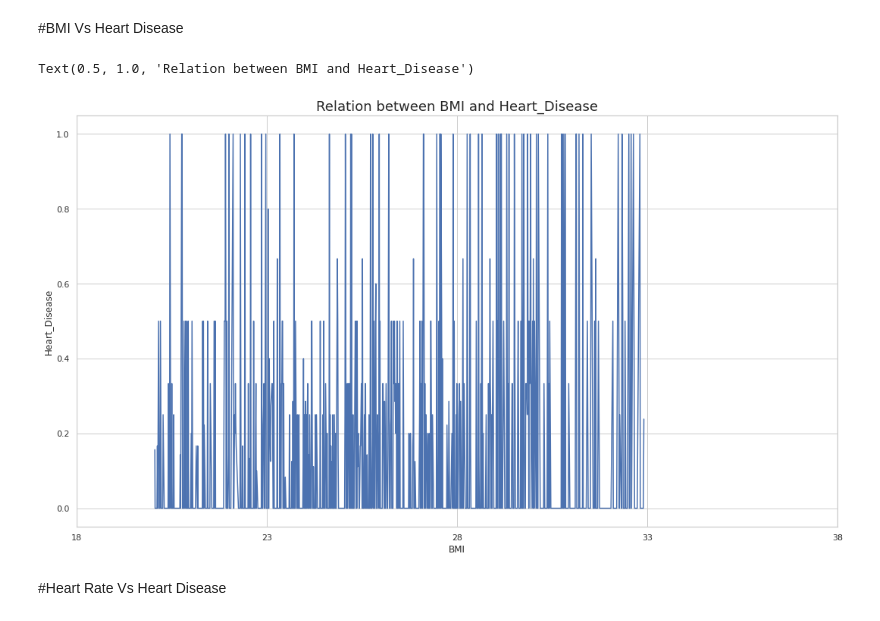
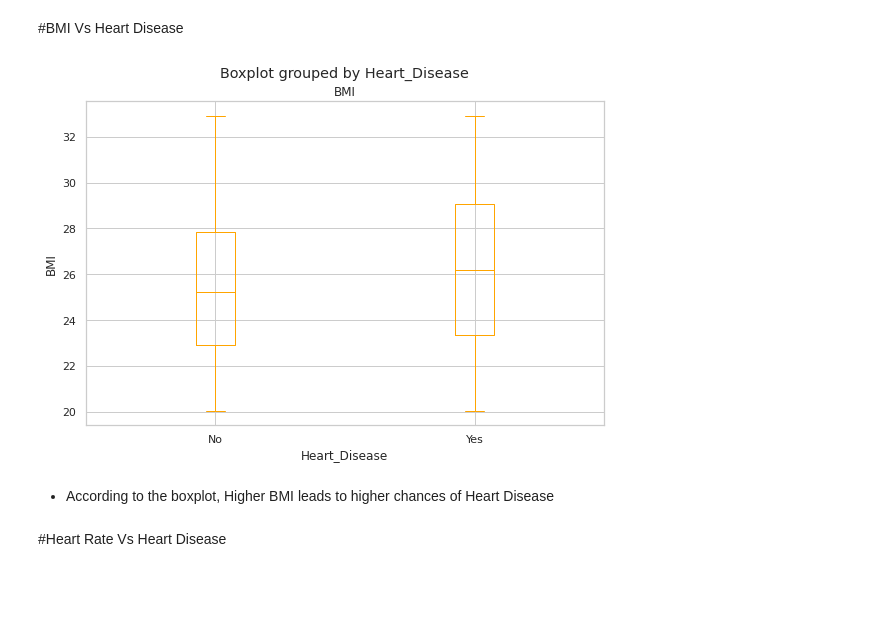
Before and after one commit to guptaprateek98/Capstone_CV_Risk_Prediction, a Jupyter notebook: Capstone_CV_Risk_Prediction.ipynb, the cells around one changed output. Cells and saved outputs as stored; diff of their text form; code cells hidden in the pictures; blank space fills up the shorter version.

```diff
--- a/Capstone_CV_Risk_Prediction.ipynb
+++ b/Capstone_CV_Risk_Prediction.ipynb
@@ -472,16 +482,16 @@ plt.show()
 # %% [markdown]
 #BMI Vs Heart Disease
-# %%
-ds_t=dataf.groupby('BMI').agg({'Heart_Disease':'mean'}).reset_index()
-plt.rcParams['figure.figsize'] = 18,10
-sns.lineplot(ds_t['BMI'],ds_t['Heart_Disease'])
-plt.xticks(np.arange(18, 40, 5))
-plt.xlabel('BMI',fontsize=12)
-plt.ylabel('Heart_Disease',fontsize=12)
-plt.title('Relation between BMI and Heart_Disease',fontsize=18)
-# %% [output]
-Text(0.5, 1.0, 'Relation between BMI and Heart_Disease')
-[figure, removed]
+# %%
+fig = plt.figure(figsize=(9, 6))
+ax = fig.gca()
+dataf.boxplot(column = 'BMI', by = 'Heart_Disease', ax = ax, color='orange')
+ax.set_ylabel("BMI")
+ax.set(xticklabels = (['No','Yes']))
+plt.show()
+# %% [output]
+[figure, added]
+# %% [markdown]
+* According to the boxplot, Higher BMI leads to higher chances of Heart Disease
 # %% [markdown]
 #Heart Rate Vs Heart Disease
 # %%
```
Also changed, not shown: parts of 11 cells of this notebook.
